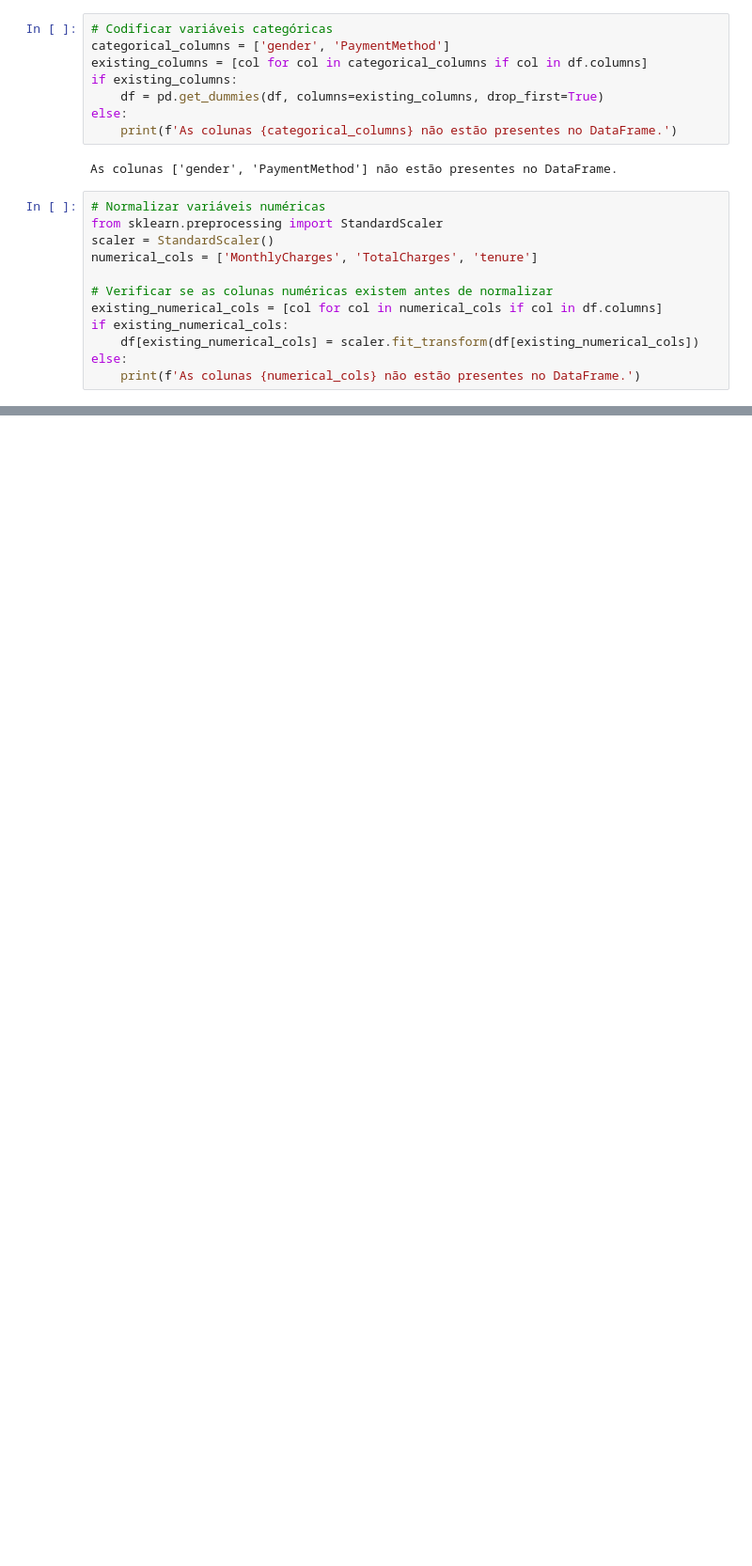
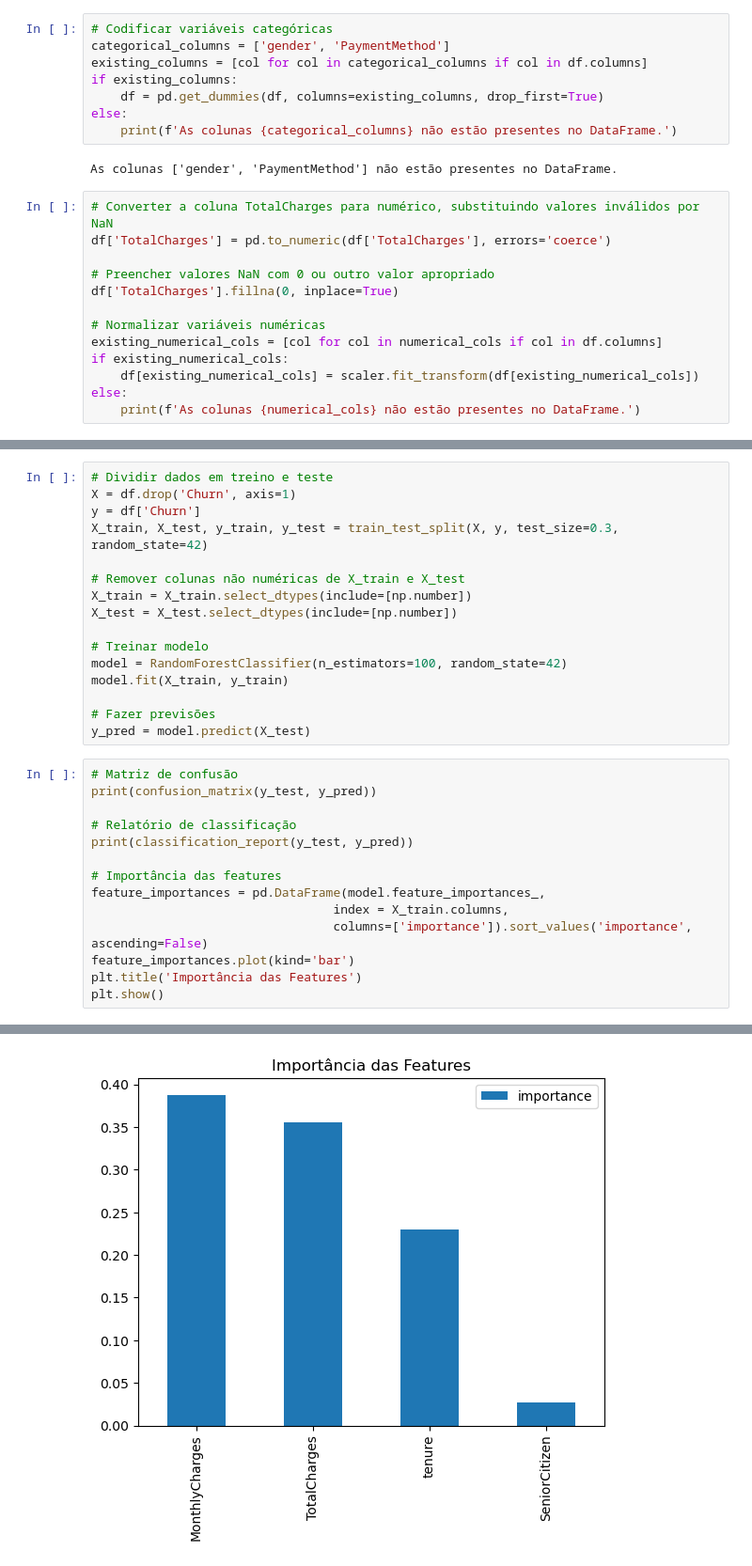
Before and after one commit to OsniFilipo/An-lise-de-Churn-de-Clientes, a Jupyter notebook: data_cleaning.ipynb, the cells around one changed output, grey strips where cells are left out. Shown: that part at 94% size. Saved outputs shown, nothing was run; the diff lists cells and outputs as text; blank space fills up the shorter version.

```diff
--- a/data_cleaning.ipynb
+++ b/data_cleaning.ipynb
@@ -73,12 +73,13 @@ else:
 # %% [output]
 As colunas ['gender', 'PaymentMethod'] não estão presentes no DataFrame.
 # %%
+# Converter a coluna TotalCharges para numérico, substituindo valores inválidos por NaN
+df['TotalCharges'] = pd.to_numeric(df['TotalCharges'], errors='coerce')
+
+# Preencher valores NaN com 0 ou outro valor apropriado
+df['TotalCharges'].fillna(0, inplace=True)
+
 # Normalizar variáveis numéricas
-from sklearn.preprocessing import StandardScaler
-scaler = StandardScaler()
-numerical_cols = ['MonthlyCharges', 'TotalCharges', 'tenure']
-
-# Verificar se as colunas numéricas existem antes de normalizar
 existing_numerical_cols = [col for col in numerical_cols if col in df.columns]
 if existing_numerical_cols:
     df[existing_numerical_cols] = scaler.fit_transform(df[existing_numerical_cols])
@@ -88,0 +95,31 @@ ValueError: could not convert string to float: ' '
+# %%
+# Dividir dados em treino e teste
+X = df.drop('Churn', axis=1)
+y = df['Churn']
+X_train, X_test, y_train, y_test = train_test_split(X, y, test_size=0.3, random_state=42)
+
+# Remover colunas não numéricas de X_train e X_test
+X_train = X_train.select_dtypes(include=[np.number])
+X_test = X_test.select_dtypes(include=[np.number])
+
+# Treinar modelo
+model = RandomForestClassifier(n_estimators=100, random_state=42)
+model.fit(X_train, y_train)
+
+# Fazer previsões
+y_pred = model.predict(X_test)
+# %%
+# Matriz de confusão
+print(confusion_matrix(y_test, y_pred))
+
+# Relatório de classificação
+print(classification_report(y_test, y_pred))
+
+# Importância das features
+feature_importances = pd.DataFrame(model.feature_importances_,
+                                 index = X_train.columns,
+                                 columns=['importance']).sort_values('importance', ascending=False)
+feature_importances.plot(kind='bar')
+plt.title('Importância das Features')
+plt.show()
+# %% [output]
@@ -88,0 +136 @@ ValueError: could not convert string to float: ' '
+[figure, added]
```
Also changed, not shown: parts of 2 cells of this notebook.
